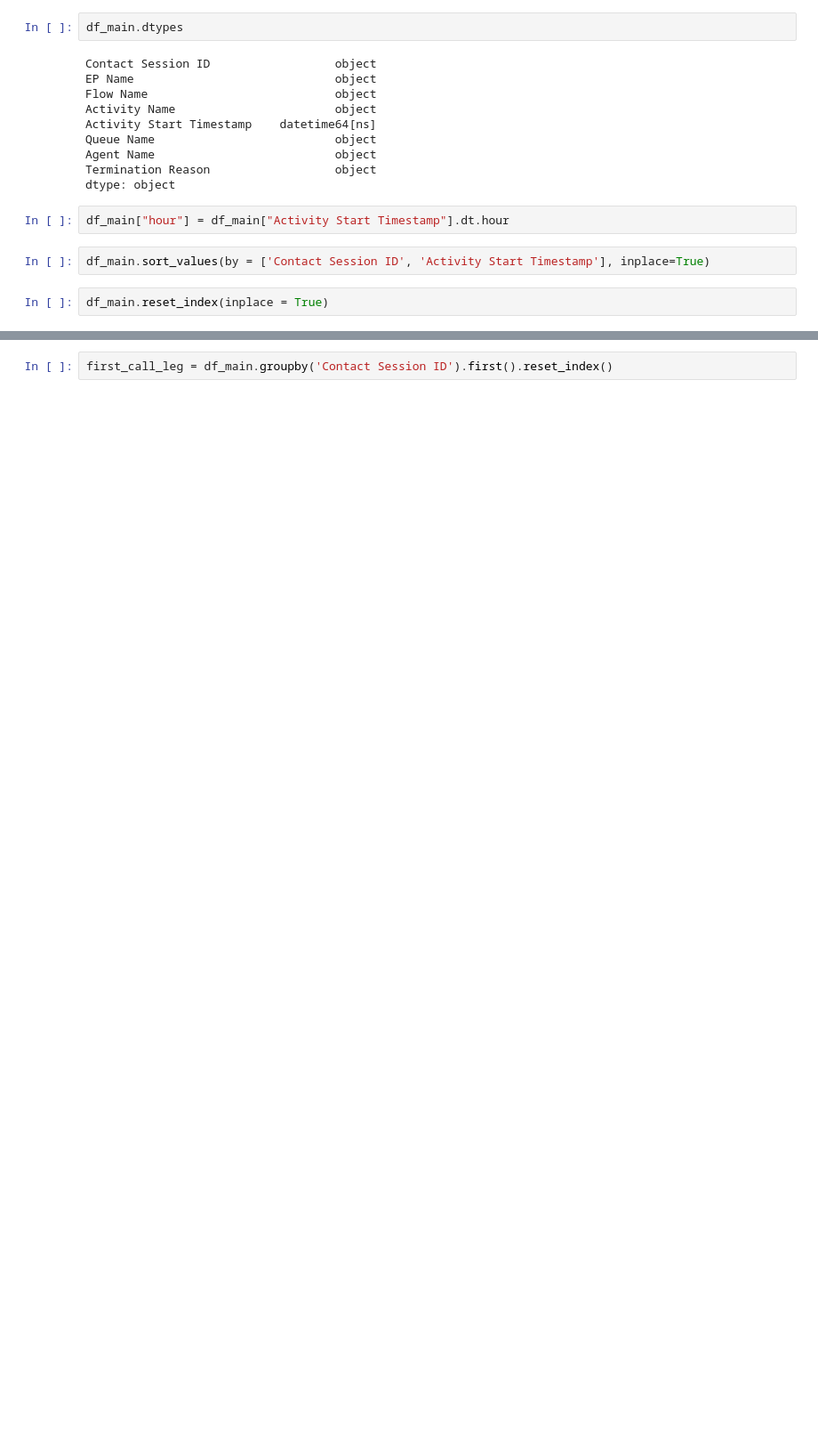
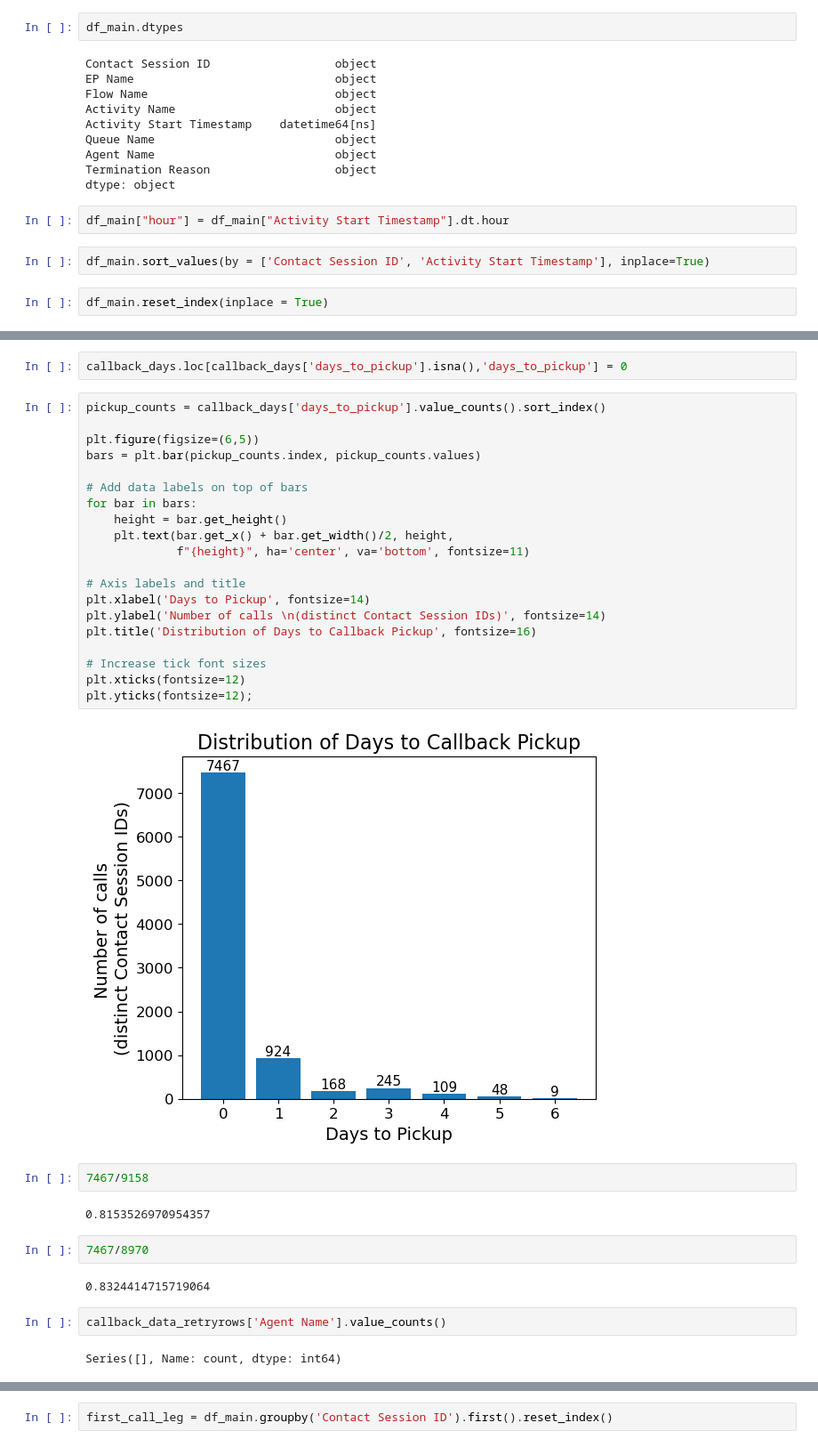
Before and after one commit to arvindkrishna87/STAT390_LegalAid_Fall2025, a Jupyter notebook: Internal work of Teams/Krish/CAR_data_import_code_and_EDA.ipynb, the cells around one changed output, grey strips where cells are left out. Shown at 89% size. Cells and saved outputs as stored; diff of their text form; blank space fills up the shorter version.

```diff
--- a/Internal work of Teams/Krish/CAR_data_import_code_and_EDA.ipynb
+++ b/Internal work of Teams/Krish/CAR_data_import_code_and_EDA.ipynb
@@ -85,0 +316,36 @@ df_main.head()
+# %%
+callback_days.loc[callback_days['days_to_pickup'].isna(),'days_to_pickup'] = 0
+# %%
+pickup_counts = callback_days['days_to_pickup'].value_counts().sort_index()
+
+plt.figure(figsize=(6,5))
+bars = plt.bar(pickup_counts.index, pickup_counts.values)
+
+# Add data labels on top of bars
+for bar in bars:
+    height = bar.get_height()
+    plt.text(bar.get_x() + bar.get_width()/2, height,
+             f"{height}", ha='center', va='bottom', fontsize=11)
+
+# Axis labels and title
+plt.xlabel('Days to Pickup', fontsize=14)
+plt.ylabel('Number of calls \n(distinct Contact Session IDs)', fontsize=14)
+plt.title('Distribution of Days to Callback Pickup', fontsize=16)
+
+# Increase tick font sizes
+plt.xticks(fontsize=12)
+plt.yticks(fontsize=12);
+# %% [output]
+[figure, added]
+# %%
+7467/9158
+# %% [output]
+0.8153526970954357
+# %%
+7467/8970
+# %% [output]
+0.8324414715719064
+# %%
+callback_data_retryrows['Agent Name'].value_counts()
+# %% [output]
+Series([], Name: count, dtype: int64)
```
Also changed, not shown: parts of 65 cells of this notebook, 3 other files.
